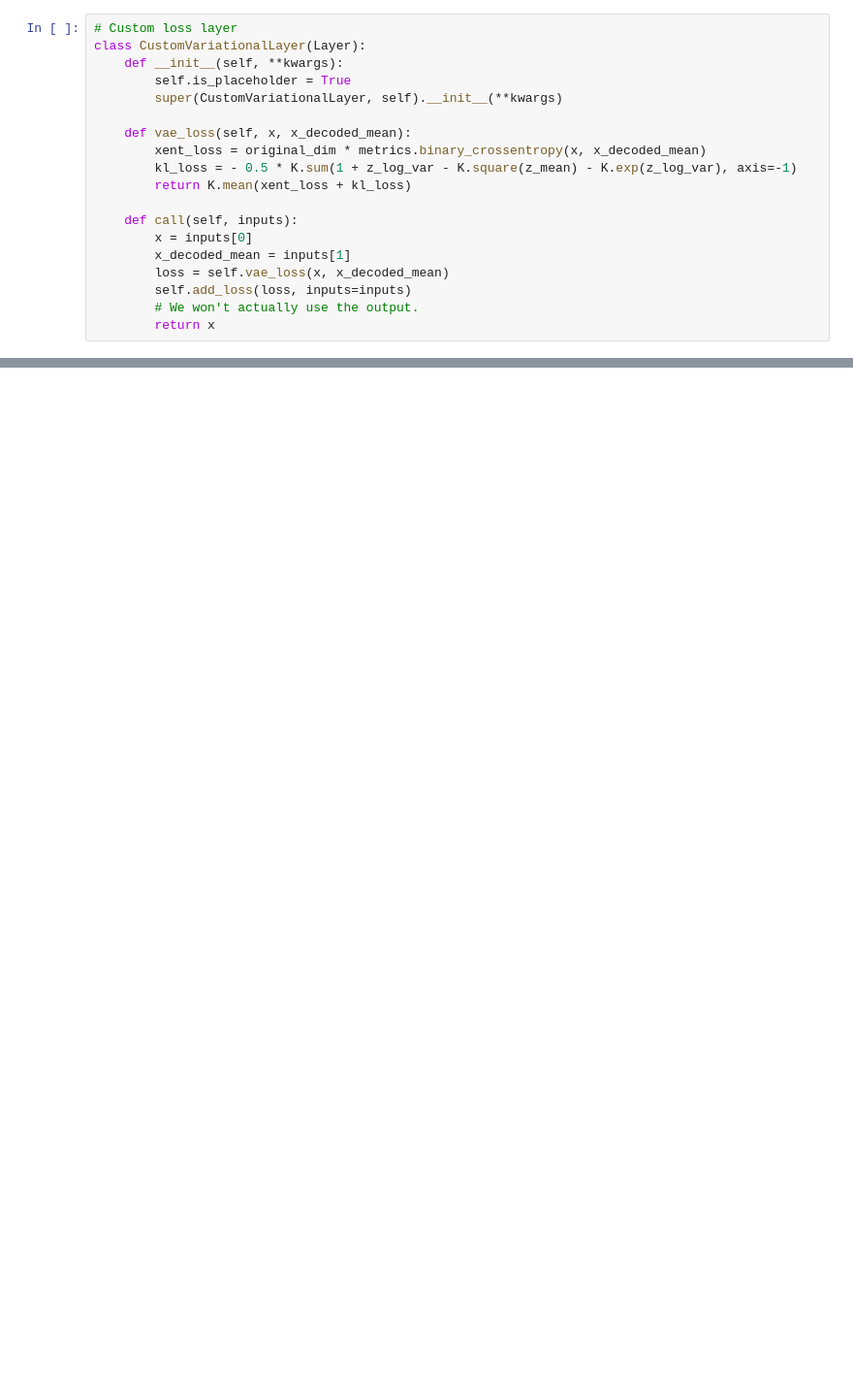
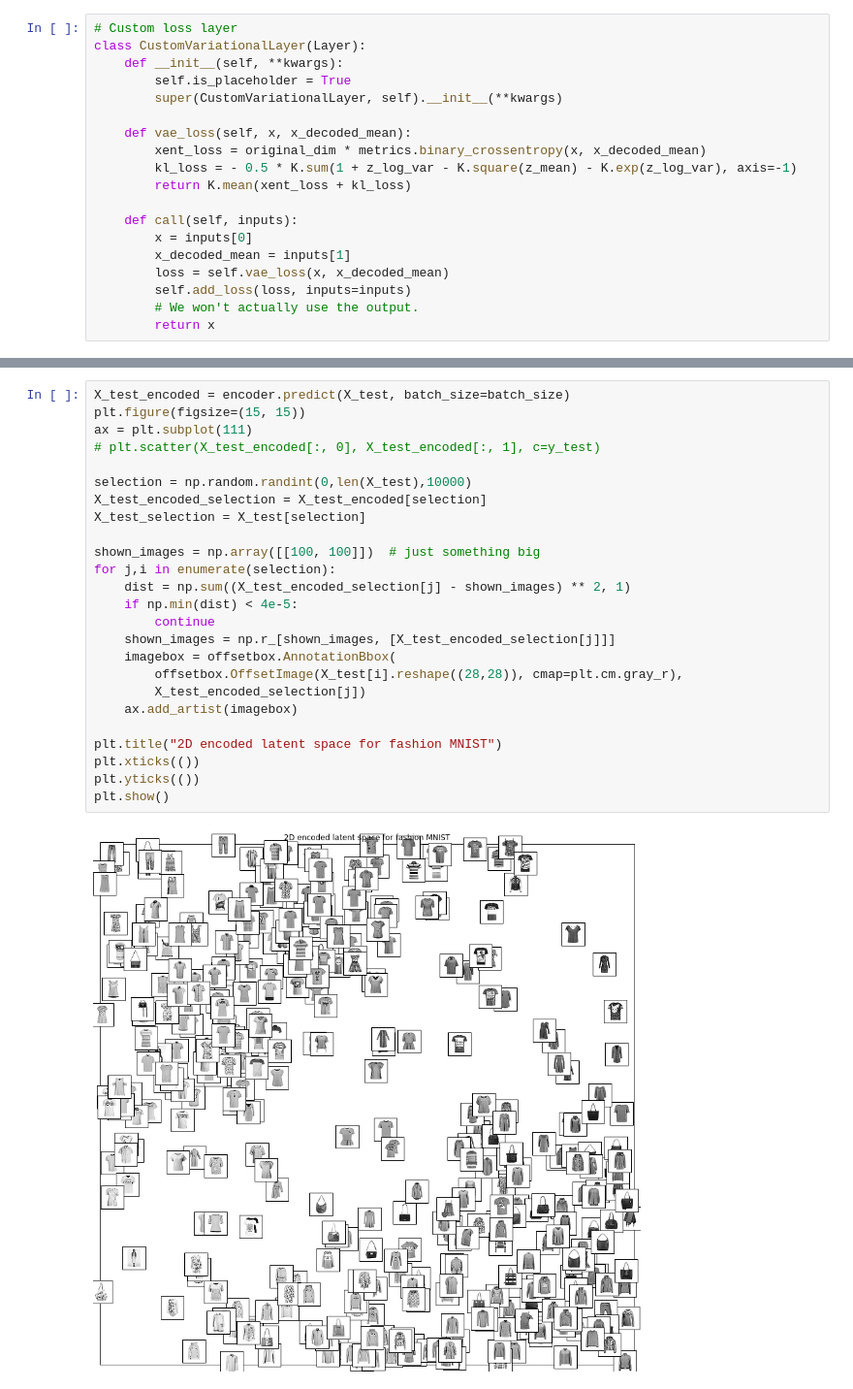
Before and after one commit to TheoLvs/machine-learning, a Jupyter notebook: 3. Generative Models/2. Generating clothes with VAE and fashion MNIST.ipynb, the cells around one changed output, grey strips where cells are left out. Shown at 97% size. Drawn from its saved outputs; the diff is of its cells as text; blank space fills up the shorter version.

```diff
--- a/3. Generative Models/2. Generating clothes with VAE and fashion MNIST.ipynb
+++ b/3. Generative Models/2. Generating clothes with VAE and fashion MNIST.ipynb
@@ -135,0 +201,27 @@ Epoch 2/50
+# %%
+X_test_encoded = encoder.predict(X_test, batch_size=batch_size)
+plt.figure(figsize=(15, 15))
+ax = plt.subplot(111)
+# plt.scatter(X_test_encoded[:, 0], X_test_encoded[:, 1], c=y_test)
+
+selection = np.random.randint(0,len(X_test),10000)
+X_test_encoded_selection = X_test_encoded[selection]
+X_test_selection = X_test[selection]
+
+shown_images = np.array([[100, 100]])  # just something big
+for j,i in enumerate(selection):
+    dist = np.sum((X_test_encoded_selection[j] - shown_images) ** 2, 1)
+    if np.min(dist) < 4e-5:
+        continue
+    shown_images = np.r_[shown_images, [X_test_encoded_selection[j]]]
+    imagebox = offsetbox.AnnotationBbox(
+        offsetbox.OffsetImage(X_test[i].reshape((28,28)), cmap=plt.cm.gray_r),
+        X_test_encoded_selection[j])
+    ax.add_artist(imagebox)
+
+plt.title("2D encoded latent space for fashion MNIST")
+plt.xticks(())
+plt.yticks(())
+plt.show()
+# %% [output]
+[figure, added]
```
Also changed, not shown: parts of 42 cells of this notebook.
